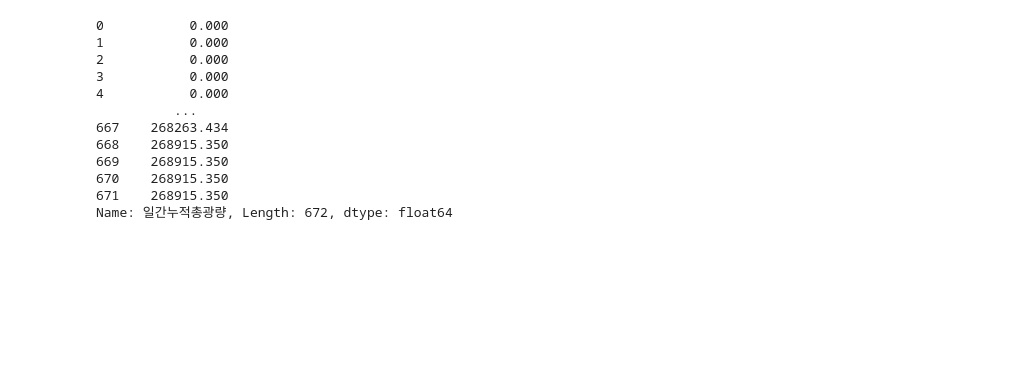
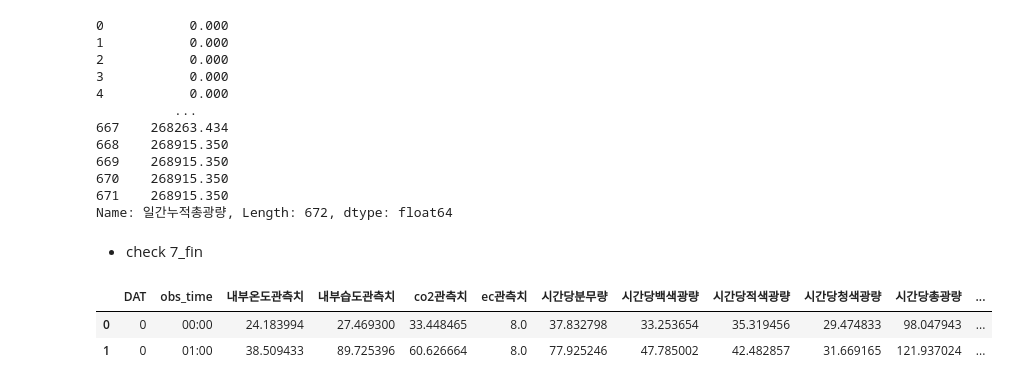
Before and after one commit to Myungbin/Lettuce-Growth-Environment-Prediction, a Jupyter notebook: code/data.ipynb, the cells around one changed output. Saved outputs shown, nothing was run; the diff lists cells and outputs as text; code cells hidden in the pictures; blank space fills up the shorter version.

Commit message:
check augmentation data shape

```diff
--- a/code/data.ipynb
+++ b/code/data.ipynb
@@ -138,3 +138,12 @@ X_aug['']
 670    268915.350
 671    268915.350
 Name: 일간누적총광량, Length: 672, dtype: float64
+# %% [markdown]
+- check 7_fin
+# %%
+aug = pd.read_csv('../data/aug_input/train/7_fin/TRAIN0.csv')
+aug.head(2)
+# %% [output]
+|  | DAT | obs_time | 내부온도관측치 | 내부습도관측치 | co2관측치 | ec관측치 | 시간당분무량 | 시간당백색광량 | 시간당적색광량 | 시간당청색광량 | 시간당총광량 | ... |
+| 0 | 0 | 00:00 | 24.183994 | 27.469300 | 33.448465 | 8.0 | 37.832798 | 33.253654 | 35.319456 | 29.474833 | 98.047943 | ... |
+| 1 | 0 | 01:00 | 38.509433 | 89.725396 | 60.626664 | 8.0 | 77.925246 | 47.785002 | 42.482857 | 31.669165 | 121.937024 | ... |
```
Also changed, not shown: parts of 2 cells of this notebook.
